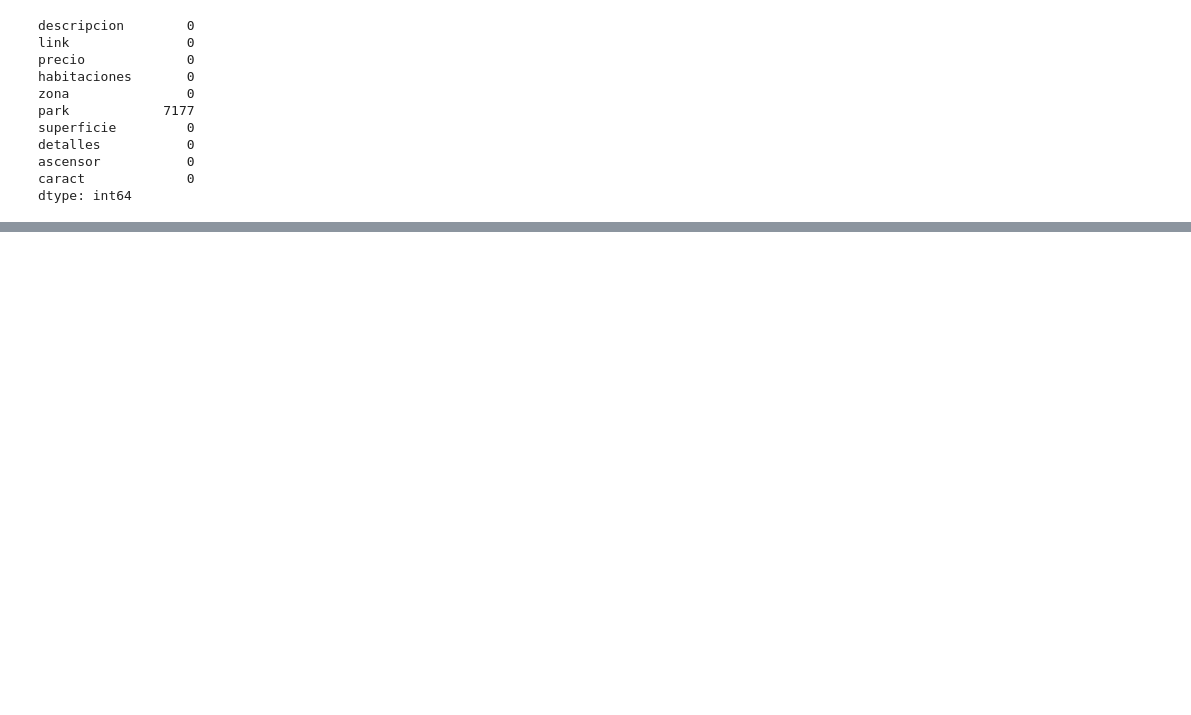
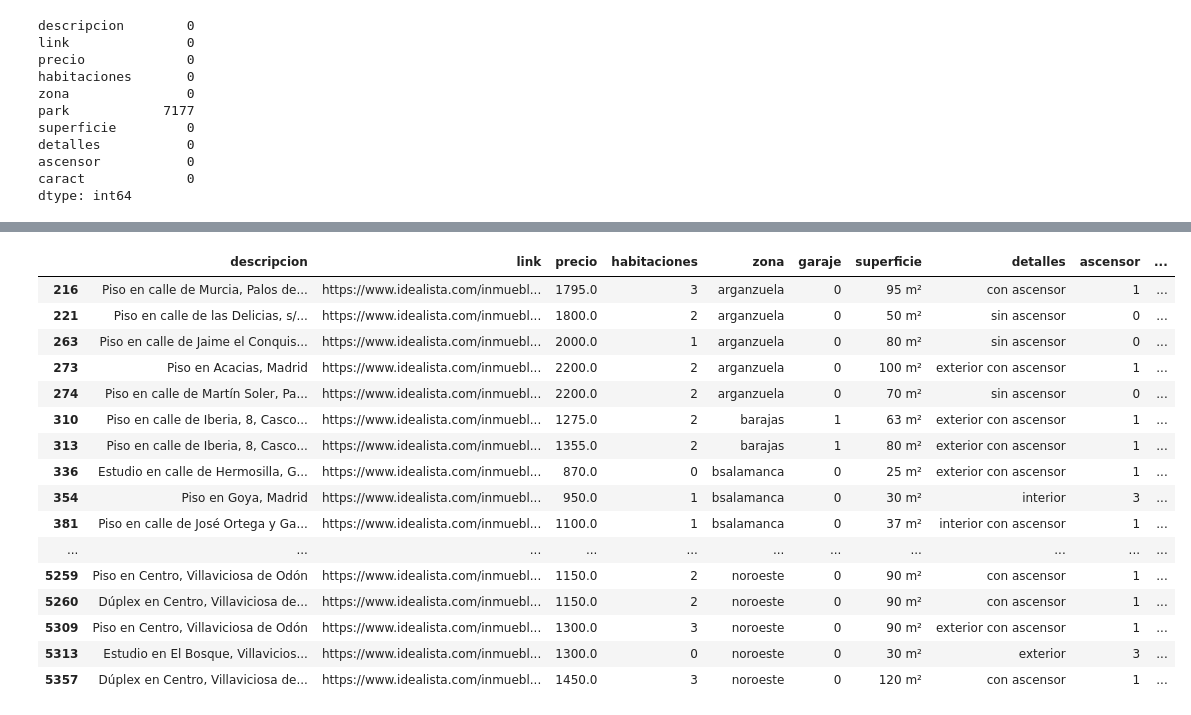
Before and after one commit to Gbau11/Analisis-de-la-vivienda-Idealista, a Jupyter notebook: jupyter/alquiler/limpieza_alquiler.ipynb, the cells around one changed output, grey strips where cells are left out. Drawn from its saved outputs; the diff is of its cells as text; code cells hidden in the pictures; blank space fills up the shorter version.

```diff
--- a/jupyter/alquiler/limpieza_alquiler.ipynb
+++ b/jupyter/alquiler/limpieza_alquiler.ipynb
@@ -519,0 +616,23 @@ dtype: int64
+# %%
+condiciones = {
+    'chalet': -4, 'sótano': -2, '-1': -2, 'entreplanta': -1, 'bajo': 0, '10': 10,
+    '11': 11, '12': 12, '13': 13, '14': 14, '15': 15, '16': 16, '17': 17,
+    '18': 18, '19': 19, '20': 20, '21': 21, '22': 22, '23': 23, '24': 24,
+    '25': 25, '26': 26, '27': 27, '28': 28, '29': 29, '30': 30
+}
+
+alquiler['planta'] = None
+
+for condicion, valor in condiciones.items():
+
+    mask = alquiler['detalles'].str.contains(condicion, case=False, na=False)
+
+    alquiler.loc[mask, 'planta'] = valor
+# %%
+words_to_remove = ['sótano', 'entreplanta', 'bajo', '-1', '10ª', '11ª', '12ª', '13ª', '14ª', '15ª', '16ª', '17ª',
+                   '18ª', '19ª', '20ª', '21ª', '22ª', '23ª', '24ª', '25ª', '26ª', '27ª', '28ª', '29ª', '30ª'
+                  ]
+
+pattern = '|'.join(r'\b{}\b'.format(word) for word in words_to_remove)
+
+alquiler['detalles'] = alquiler['detalles'].str.replace(pattern, '', regex=True)
@@ -519,0 +659,12 @@ dtype: int64
+# %%
+condicion2 = {'1': 1, '2': 2, '3': 3, '4': 4,
+    '5': 5, '6': 6, '7': 7, '8': 8, '9': 9,
+}
+
+alquiler['planta2'] = None
+
+for condicion, valor in condicion2.items():
+
+    mask2 = alquiler['detalles'].str.contains(condicion, case=False, na=False)
+
+    alquiler.loc[mask2, 'planta2'] = valor
@@ -519,0 +687,4 @@ dtype: int64
+# %%
+alquiler['plantas'] = alquiler['planta'].combine_first(alquiler['planta2'])
+
+alquiler.drop(columns=['planta', 'planta2'], inplace=True)
@@ -519,0 +706,22 @@ dtype: int64
+# %%
+df_filt = alquiler[alquiler['plantas'].isnull()]
+
+df_filt.head(200)
+# %% [output]
+|  | descripcion | link | precio | habitaciones | zona | garaje | superficie | detalles | ascensor | ... |
+| 216 | Piso en calle de Murcia, Palos de... | https://www.idealista.com/inmuebl... | 1795.0 | 3 | arganzuela | 0 | 95 m² | con ascensor | 1 | ... |
+| 221 | Piso en calle de las Delicias, s/... | https://www.idealista.com/inmuebl... | 1800.0 | 2 | arganzuela | 0 | 50 m² | sin ascensor | 0 | ... |
+| 263 | Piso en calle de Jaime el Conquis... | https://www.idealista.com/inmuebl... | 2000.0 | 1 | arganzuela | 0 | 80 m² | sin ascensor | 0 | ... |
+| 273 | Piso en Acacias, Madrid | https://www.idealista.com/inmuebl... | 2200.0 | 2 | arganzuela | 0 | 100 m² | exterior con ascensor | 1 | ... |
+| 274 | Piso en calle de Martín Soler, Pa... | https://www.idealista.com/inmuebl... | 2200.0 | 2 | arganzuela | 0 | 70 m² | sin ascensor | 0 | ... |
+| 310 | Piso en calle de Iberia, 8, Casco... | https://www.idealista.com/inmuebl... | 1275.0 | 2 | barajas | 1 | 63 m² | exterior con ascensor | 1 | ... |
+| 313 | Piso en calle de Iberia, 8, Casco... | https://www.idealista.com/inmuebl... | 1355.0 | 2 | barajas | 1 | 80 m² | exterior con ascensor | 1 | ... |
+| 336 | Estudio en calle de Hermosilla, G... | https://www.idealista.com/inmuebl... | 870.0 | 0 | bsalamanca | 0 | 25 m² | exterior con ascensor | 1 | ... |
+| 354 | Piso en Goya, Madrid | https://www.idealista.com/inmuebl... | 950.0 | 1 | bsalamanca | 0 | 30 m² | interior | 3 | ... |
+| 381 | Piso en calle de José Ortega y Ga... | https://www.idealista.com/inmuebl... | 1100.0 | 1 | bsalamanca | 0 | 37 m² | interior con ascensor | 1 | ... |
+| ... | ... | ... | ... | ... | ... | ... | ... | ... | ... | ... |
+| 5259 | Piso en Centro, Villaviciosa de Odón | https://www.idealista.com/inmuebl... | 1150.0 | 2 | noroeste | 0 | 90 m² | con ascensor | 1 | ... |
+| 5260 | Dúplex en Centro, Villaviciosa de... | https://www.idealista.com/inmuebl... | 1150.0 | 2 | noroeste | 0 | 90 m² | con ascensor | 1 | ... |
+| 5309 | Piso en Centro, Villaviciosa de Odón | https://www.idealista.com/inmuebl... | 1300.0 | 3 | noroeste | 0 | 90 m² | exterior con ascensor | 1 | ... |
+| 5313 | Estudio en El Bosque, Villavicios... | https://www.idealista.com/inmuebl... | 1300.0 | 0 | noroeste | 0 | 30 m² | exterior | 3 | ... |
+| 5357 | Dúplex en Centro, Villaviciosa de... | https://www.idealista.com/inmuebl... | 1450.0 | 3 | noroeste | 0 | 120 m² | con ascensor | 1 | ... |
```
Also changed, not shown: parts of 43 cells of this notebook, 1 other file.
